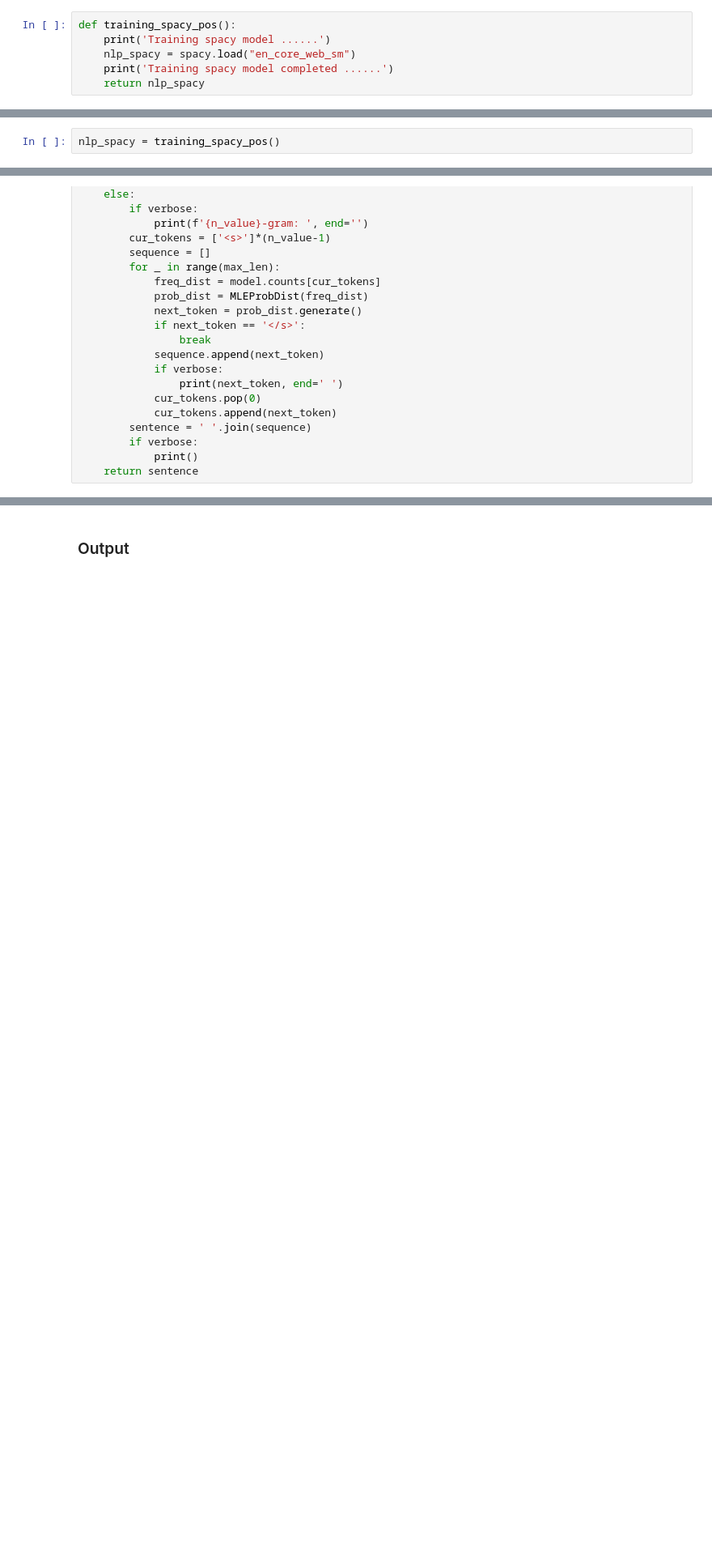
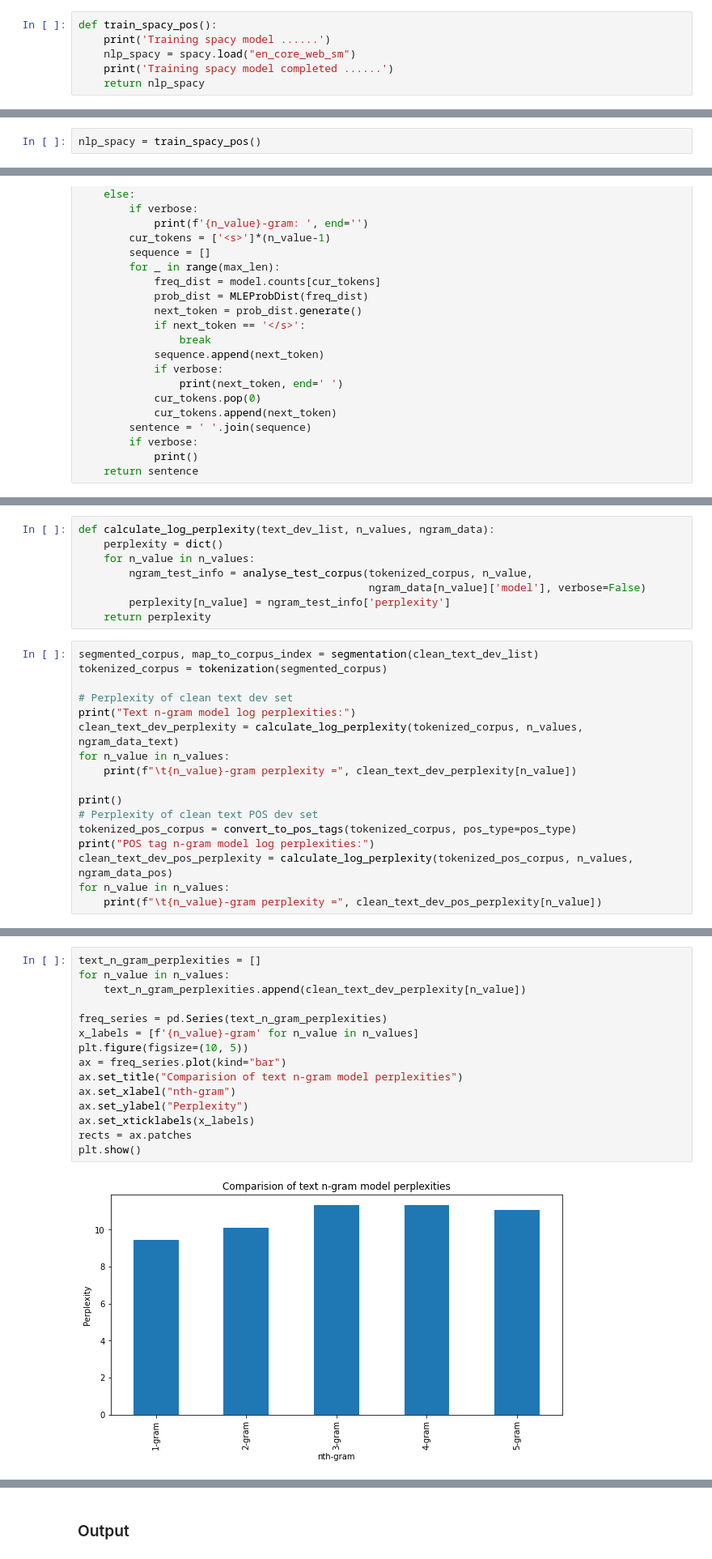
Before and after one commit to AdarshNandanwar/Grammar-Checker-for-English-Language-NLP, a Jupyter notebook: main.ipynb, the cells around one changed output, grey strips where cells are left out. Shown: that part at 81% size. Cells and saved outputs as stored; diff of their text form; blank space fills up the shorter version.

```diff
--- a/main.ipynb
+++ b/main.ipynb
@@ -430,7 +457,7 @@ find_pos_tags_hmm(bigram_tag_prob, train_emission_prob, tags_of_tokens, ['that',
 ### Method 2. Spacy Library
 We can use spacy `en_core_web_sm` which is a english pipeline trained on various corpora to do POS tagging on the given training and testing dataset.
 # %%
-def training_spacy_pos():
+def train_spacy_pos():
     print('Training spacy model ......')
     nlp_spacy = spacy.load("en_core_web_sm")
     print('Training spacy model completed ......')
@@ -442,7 +469,7 @@ def find_pos_tags_spacy(nlp_spacy , text):
     token = [token.tag_  for token in doc]
     return token
 # %%
-nlp_spacy = training_spacy_pos()
+nlp_spacy = train_spacy_pos()
 # %% [output]
 Training spacy model ......
 Training spacy model completed ......
@@ -1092,0 +1178,25 @@ for n_value in n_values:
+# %%
+def calculate_log_perplexity(text_dev_list, n_values, ngram_data):
+    perplexity = dict()
+    for n_value in n_values:
+        ngram_test_info = analyse_test_corpus(tokenized_corpus, n_value,
+                                              ngram_data[n_value]['model'], verbose=False)
+        perplexity[n_value] = ngram_test_info['perplexity']
+    return perplexity
+# %%
+segmented_corpus, map_to_corpus_index = segmentation(clean_text_dev_list)
+tokenized_corpus = tokenization(segmented_corpus)
+
+# Perplexity of clean text dev set
+print("Text n-gram model log perplexities:")
+clean_text_dev_perplexity = calculate_log_perplexity(tokenized_corpus, n_values, ngram_data_text)
+for n_value in n_values:
+    print(f"\t{n_value}-gram perplexity =", clean_text_dev_perplexity[n_value])
+
+print()
+# Perplexity of clean text POS dev set
+tokenized_pos_corpus = convert_to_pos_tags(tokenized_corpus, pos_type=pos_type)
+print("POS tag n-gram model log perplexities:")
+clean_text_dev_pos_perplexity = calculate_log_perplexity(tokenized_pos_corpus, n_values, ngram_data_pos)
+for n_value in n_values:
+    print(f"\t{n_value}-gram perplexity =", clean_text_dev_pos_perplexity[n_value])
@@ -1092,0 +1218,17 @@ for n_value in n_values:
+# %%
+text_n_gram_perplexities = []
+for n_value in n_values:
+    text_n_gram_perplexities.append(clean_text_dev_perplexity[n_value])
+
+freq_series = pd.Series(text_n_gram_perplexities)
+x_labels = [f'{n_value}-gram' for n_value in n_values]
+plt.figure(figsize=(10, 5))
+ax = freq_series.plot(kind="bar")
+ax.set_title("Comparision of text n-gram model perplexities")
+ax.set_xlabel("nth-gram")
+ax.set_ylabel("Perplexity")
+ax.set_xticklabels(x_labels)
+rects = ax.patches
+plt.show()
+# %% [output]
+[figure, added]
```
Also changed, not shown: parts of 58 cells of this notebook, 11 other files.
